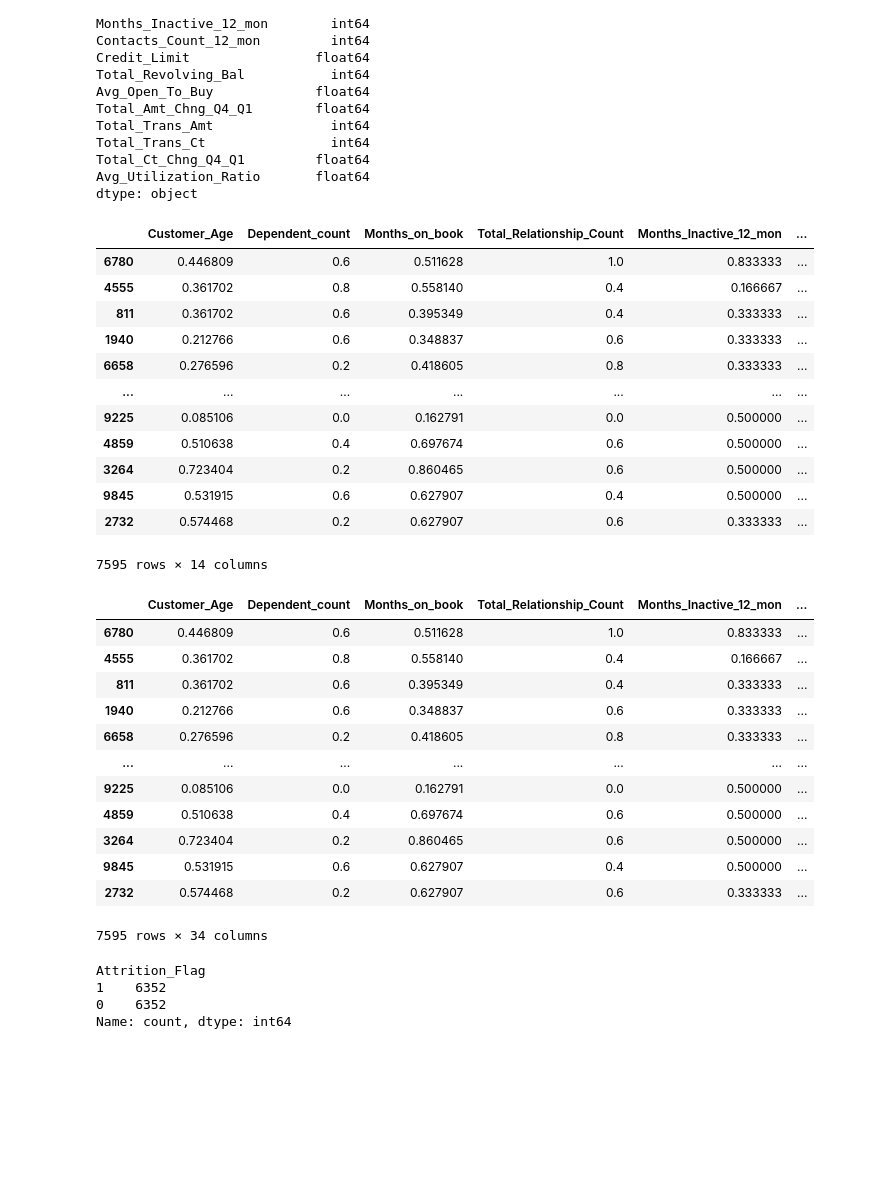
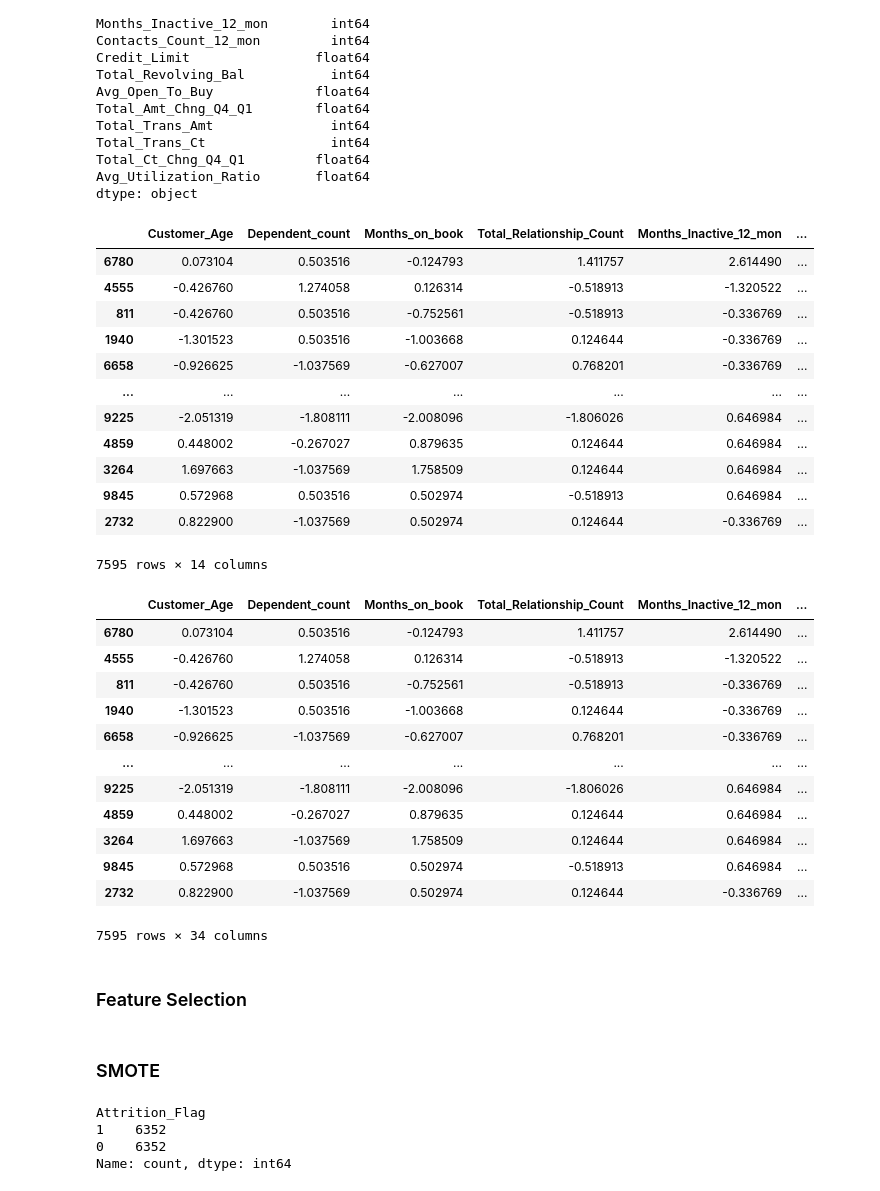
Before and after one commit to andmercado/Capstone-Project-Group-6, a Jupyter notebook: notebooks/eda_sandbox.ipynb, the cells around one changed output. Cells and saved outputs as stored; diff of their text form; code cells hidden in the pictures; blank space fills up the shorter version.

Commit message:
New models and feature select

```diff
--- a/notebooks/eda_sandbox.ipynb
+++ b/notebooks/eda_sandbox.ipynb
@@ -351,31 +351,31 @@ Avg_Utilization_Ratio       float64
 dtype: object
 # %%
 # Import MinMaxScaler from the sklearn.preprocessing
-from sklearn.preprocessing import MinMaxScaler
+from sklearn.preprocessing import StandardScaler # MinMax
 # Instantiate the MinMaxScaler
-scaler = MinMaxScaler()
+scaler = StandardScaler()
 # Fit the MinMaxScaler to the numeric columns in the training data
 scaler.fit(X_train_numeric)
 X_train_scaled = pd.DataFrame(
     scaler.transform(X_train_numeric),
     # index is important to ensure we can concatenate with other columns
     index=X_train_numeric.index,
     columns=X_train_numeric.columns
 )
 X_train_scaled
 # %% [output]
 |  | Customer_Age | Dependent_count | Months_on_book | Total_Relationship_Count | Months_Inactive_12_mon | ... |
-| 6780 | 0.446809 | 0.6 | 0.511628 | 1.0 | 0.833333 | ... |
-| 4555 | 0.361702 | 0.8 | 0.558140 | 0.4 | 0.166667 | ... |
-| 811 | 0.361702 | 0.6 | 0.395349 | 0.4 | 0.333333 | ... |
-| 1940 | 0.212766 | 0.6 | 0.348837 | 0.6 | 0.333333 | ... |
-| 6658 | 0.276596 | 0.2 | 0.418605 | 0.8 | 0.333333 | ... |
+| 6780 | 0.073104 | 0.503516 | -0.124793 | 1.411757 | 2.614490 | ... |
+| 4555 | -0.426760 | 1.274058 | 0.126314 | -0.518913 | -1.320522 | ... |
+| 811 | -0.426760 | 0.503516 | -0.752561 | -0.518913 | -0.336769 | ... |
+| 1940 | -1.301523 | 0.503516 | -1.003668 | 0.124644 | -0.336769 | ... |
+| 6658 | -0.926625 | -1.037569 | -0.627007 | 0.768201 | -0.336769 | ... |
 | ... | ... | ... | ... | ... | ... | ... |
-| 9225 | 0.085106 | 0.0 | 0.162791 | 0.0 | 0.500000 | ... |
-| 4859 | 0.510638 | 0.4 | 0.697674 | 0.6 | 0.500000 | ... |
-| 3264 | 0.723404 | 0.2 | 0.860465 | 0.6 | 0.500000 | ... |
-| 9845 | 0.531915 | 0.6 | 0.627907 | 0.4 | 0.500000 | ... |
-| 2732 | 0.574468 | 0.2 | 0.627907 | 0.6 | 0.333333 | ... |
+| 9225 | -2.051319 | -1.808111 | -2.008096 | -1.806026 | 0.646984 | ... |
+| 4859 | 0.448002 | -0.267027 | 0.879635 | 0.124644 | 0.646984 | ... |
+| 3264 | 1.697663 | -1.037569 | 1.758509 | 0.124644 | 0.646984 | ... |
+| 9845 | 0.572968 | 0.503516 | 0.502974 | -0.518913 | 0.646984 | ... |
+| 2732 | 0.822900 | -1.037569 | 0.502974 | 0.124644 | -0.336769 | ... |
 7595 rows × 14 columns
 # %%
 # Concatenate the scaled numeric DataFrame 'X_train_scaled' and the one-hot encoded DataFrame 'X_train_ohe'
@@ -384,15 +384,17 @@ X_train_full = pd.concat([X_train_scaled, X_train_ohe], axis=1)
 X_train_full
 # %% [output]
 |  | Customer_Age | Dependent_count | Months_on_book | Total_Relationship_Count | Months_Inactive_12_mon | ... |
-| 6780 | 0.446809 | 0.6 | 0.511628 | 1.0 | 0.833333 | ... |
-| 4555 | 0.361702 | 0.8 | 0.558140 | 0.4 | 0.166667 | ... |
-| 811 | 0.361702 | 0.6 | 0.395349 | 0.4 | 0.333333 | ... |
-| 1940 | 0.212766 | 0.6 | 0.348837 | 0.6 | 0.333333 | ... |
-| 6658 | 0.276596 | 0.2 | 0.418605 | 0.8 | 0.333333 | ... |
+| 6780 | 0.073104 | 0.503516 | -0.124793 | 1.411757 | 2.614490 | ... |
+| 4555 | -0.426760 | 1.274058 | 0.126314 | -0.518913 | -1.320522 | ... |
+| 811 | -0.426760 | 0.503516 | -0.752561 | -0.518913 | -0.336769 | ... |
+| 1940 | -1.301523 | 0.503516 | -1.003668 | 0.124644 | -0.336769 | ... |
+| 6658 | -0.926625 | -1.037569 | -0.627007 | 0.768201 | -0.336769 | ... |
 | ... | ... | ... | ... | ... | ... | ... |
-| 9225 | 0.085106 | 0.0 | 0.162791 | 0.0 | 0.500000 | ... |
-| 4859 | 0.510638 | 0.4 | 0.697674 | 0.6 | 0.500000 | ... |
-| 3264 | 0.723404 | 0.2 | 0.860465 | 0.6 | 0.500000 | ... |
-| 9845 | 0.531915 | 0.6 | 0.627907 | 0.4 | 0.500000 | ... |
-| 2732 | 0.574468 | 0.2 | 0.627907 | 0.6 | 0.333333 | ... |
+| 9225 | -2.051319 | -1.808111 | -2.008096 | -1.806026 | 0.646984 | ... |
+| 4859 | 0.448002 | -0.267027 | 0.879635 | 0.124644 | 0.646984 | ... |
+| 3264 | 1.697663 | -1.037569 | 1.758509 | 0.124644 | 0.646984 | ... |
+| 9845 | 0.572968 | 0.503516 | 0.502974 | -0.518913 | 0.646984 | ... |
+| 2732 | 0.822900 | -1.037569 | 0.502974 | 0.124644 | -0.336769 | ... |
 7595 rows × 34 columns
+# %% [markdown]
+### Feature Selection
@@ -399,3 +409,5 @@ X_train_full
+# %% [markdown]
+### SMOTE
 # %%
 # We run this code due to the imbalance of the classes within our data
 oversample = SMOTE(random_state=42) # Instantiating SMOTE object for oversampling with random state 42
```
Also changed, not shown: parts of 20 cells of this notebook.
